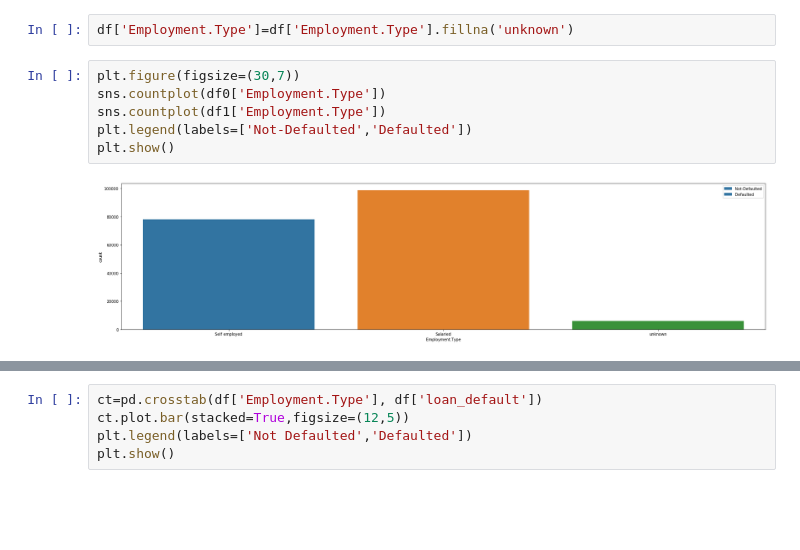
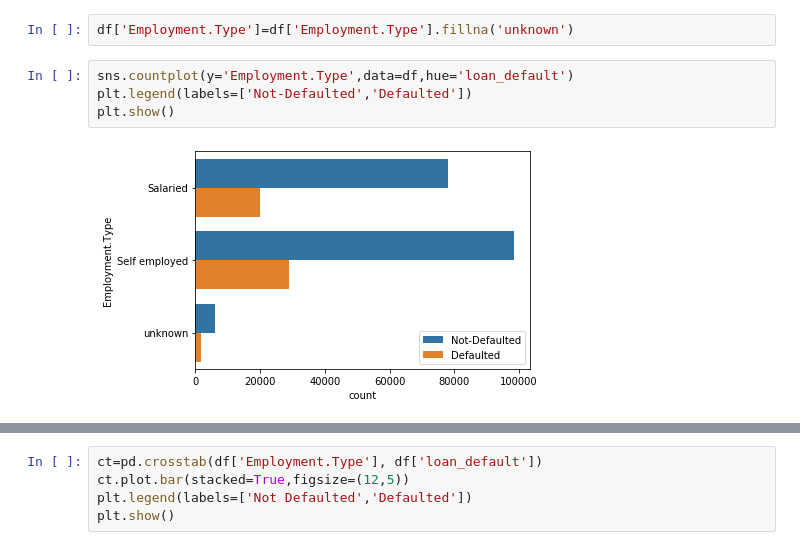
Before and after one commit to xavierigneous/Vehicle-Loan-Default-Prediction, a Jupyter notebook: Pravin Kumar/vehicle_loan_default ver 3.ipynb, the cells around one changed output, grey strips where cells are left out. Cells and saved outputs as stored; diff of their text form; blank space fills up the shorter version.

```diff
--- a/Pravin Kumar/vehicle_loan_default ver 3.ipynb
+++ b/Pravin Kumar/vehicle_loan_default ver 3.ipynb
@@ -468,10 +477,8 @@ Name: Employment.Type, dtype: int64
 # %%
 df['Employment.Type']=df['Employment.Type'].fillna('unknown')
 # %%
-plt.figure(figsize=(30,7))
-sns.countplot(df0['Employment.Type'])
-sns.countplot(df1['Employment.Type'])
+sns.countplot(y='Employment.Type',data=df,hue='loan_default')
 plt.legend(labels=['Not-Defaulted','Defaulted'])
 plt.show()
 # %% [output]
-[figure, old version]
+[figure, new version]
```
Also changed, not shown: parts of 77 cells of this notebook.
